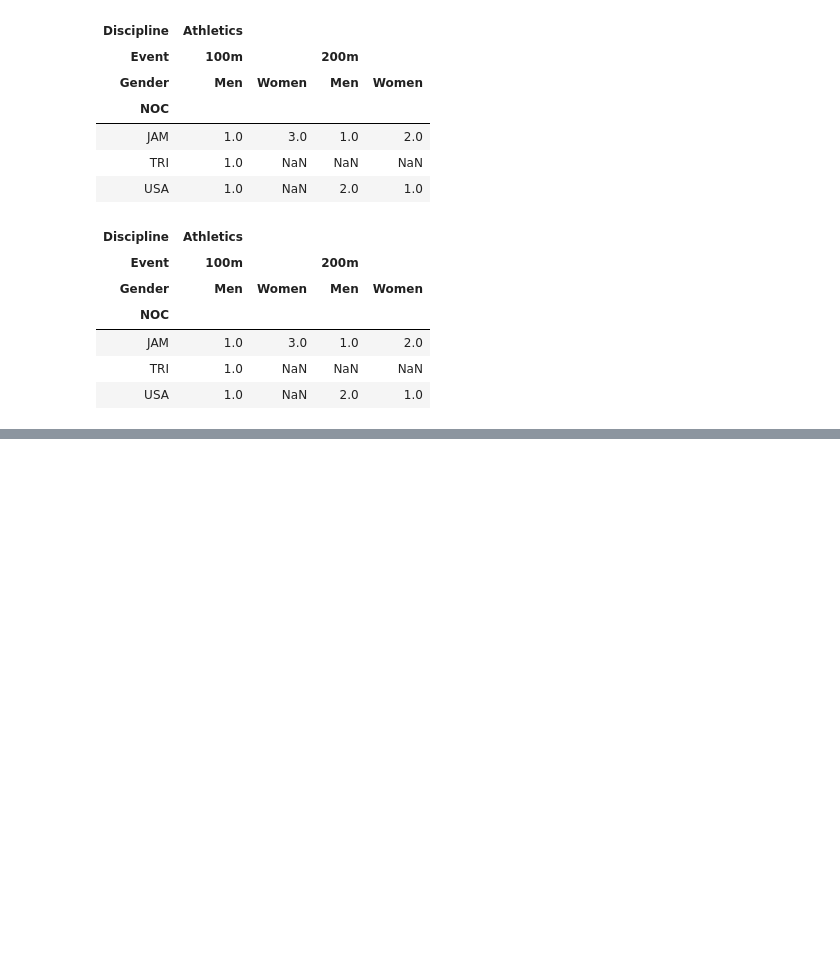
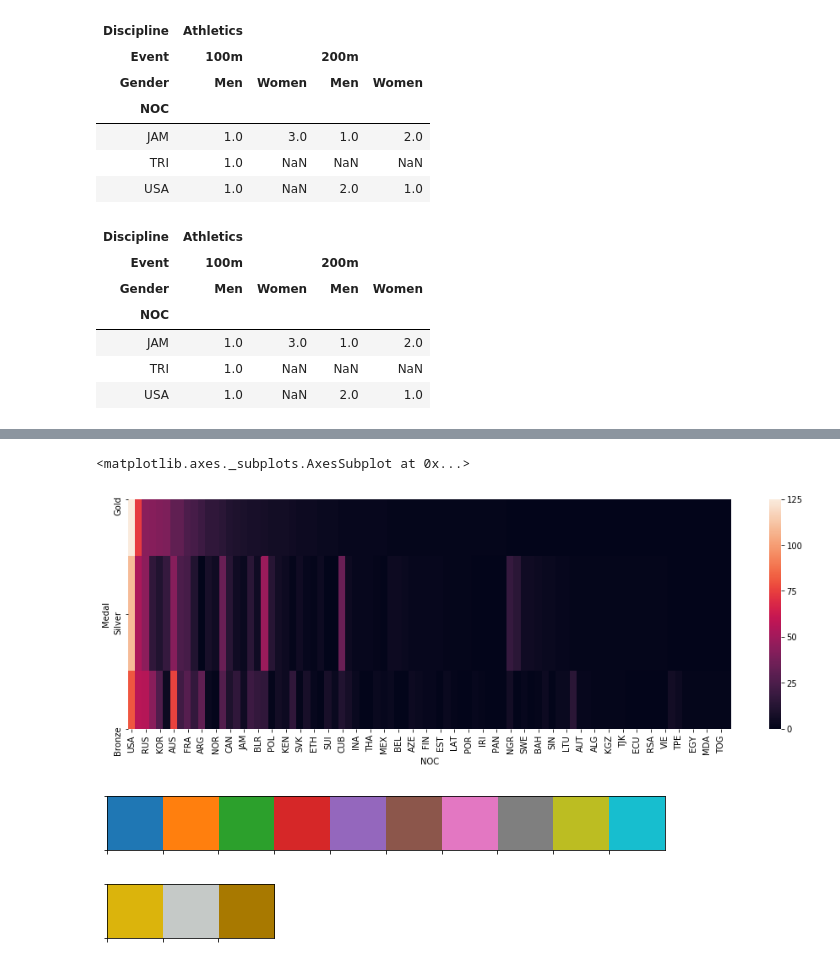
Before and after one commit to cidones/pandas-training, a Jupyter notebook: pandas-training.ipynb, the cells around one changed output, grey strips where cells are left out. Saved outputs shown, nothing was run; the diff lists cells and outputs as text; code cells hidden in the pictures; blank space fills up the shorter version.

Commit message:
Data visualisation

```diff
--- a/pandas-training.ipynb
+++ b/pandas-training.ipynb
@@ -692,3 +692,6 @@ df.unstack('Gender')
 | JAM | 1.0 | 3.0 | 1.0 | 2.0 |
 | TRI | 1.0 | NaN | NaN | NaN |
 | USA | 1.0 | NaN | 2.0 | 1.0 |
+# %%
+lo = oo[oo.Edition == 2008]
+lo
@@ -694,0 +712,4 @@ df.unstack('Gender')
+# %%
+g = lo.groupby(['NOC','Medal']).size().unstack('Medal', fill_value=0)
+g = g.sort_values(['Gold', 'Silver', 'Bronze'], ascending=False)[['Gold','Silver','Bronze']]
+g
@@ -694,0 +736,3 @@ df.unstack('Gender')
+# %%
+g = g.transpose()
+g
@@ -694,0 +746,6 @@ df.unstack('Gender')
+# %%
+plt.figure(figsize=(16,5))
+sns.heatmap(g)
+# %% [output]
+<matplotlib.axes._subplots.AxesSubplot at 0x...>
+[figure, added]
@@ -694,0 +754,9 @@ df.unstack('Gender')
+# %%
+sns.palplot(sns.color_palette())
+# %% [output]
+[figure, added]
+# %%
+gsb = ['#dbb40c', '#c5c9c7', '#a87900']
+sns.palplot(sns.color_palette(gsb))
+# %% [output]
+[figure, added]
```
Also changed, not shown: parts of 7 cells of this notebook, 1 other file.
